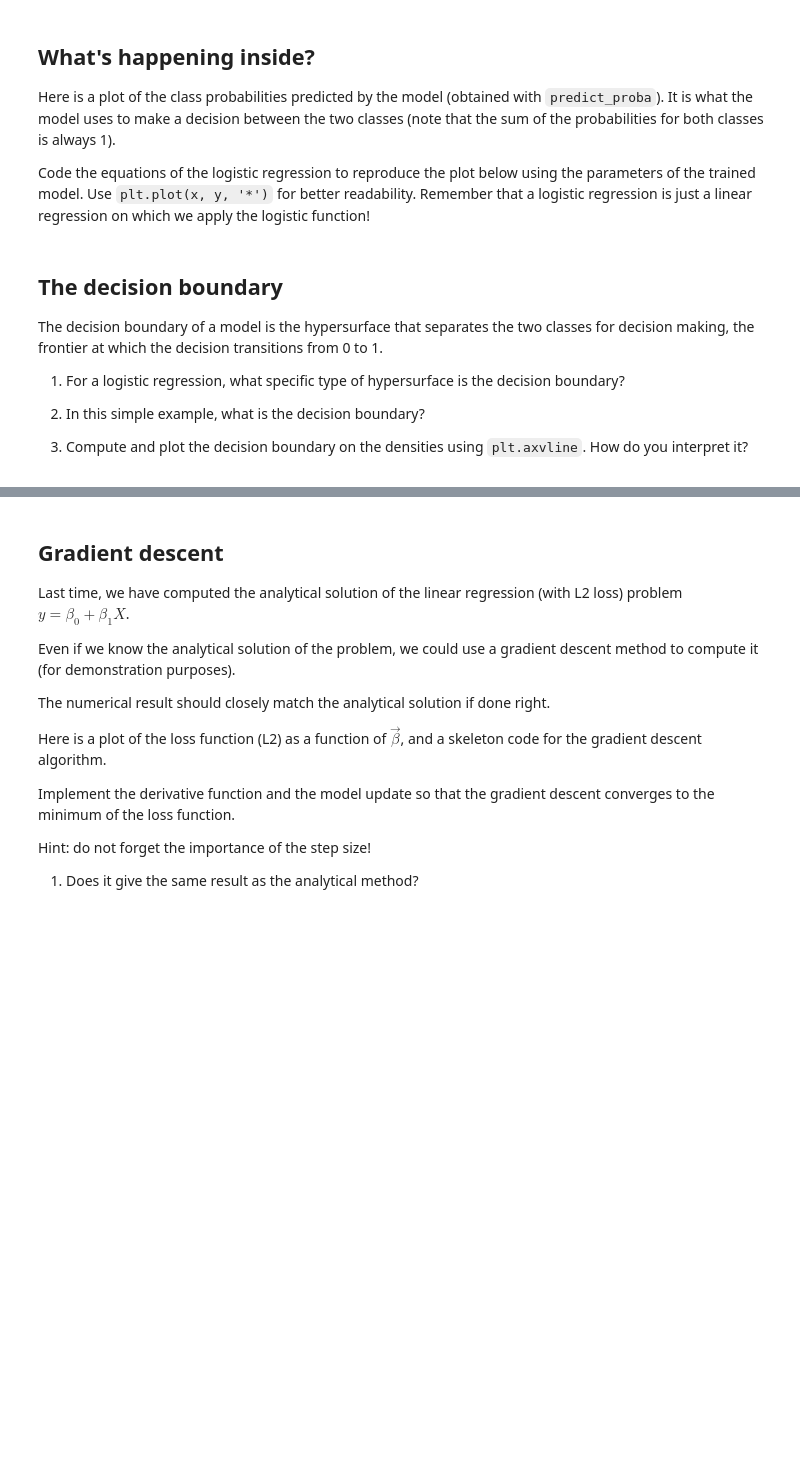
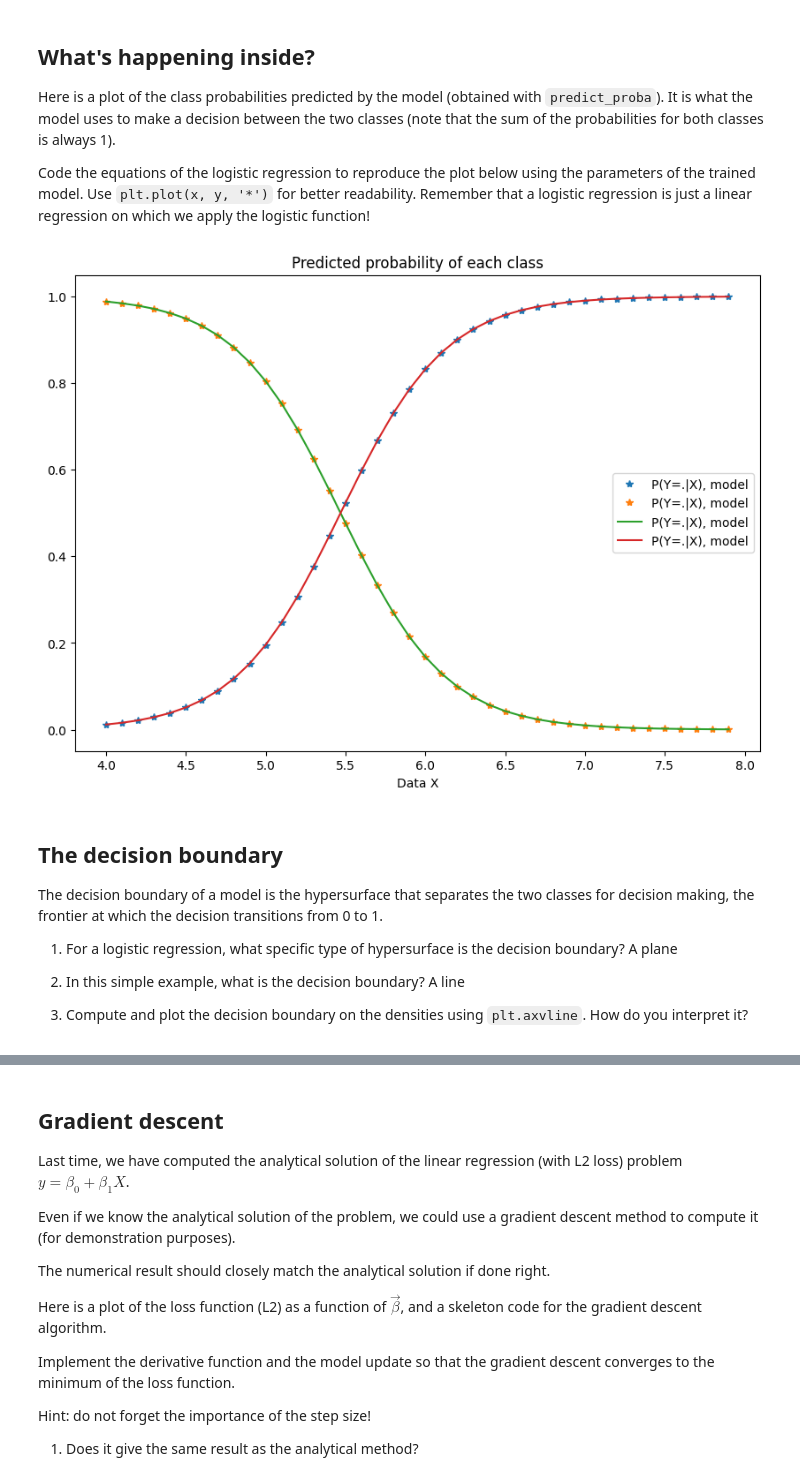
Before and after one commit to mike6942069420/EE311-AI, a Jupyter notebook: lab03/lab.ipynb, the cells around one changed output, grey strips where cells are left out. Saved outputs shown, nothing was run; the diff lists cells and outputs as text; code cells hidden in the pictures; blank space fills up the shorter version.

```diff
--- a/lab03/lab.ipynb
+++ b/lab03/lab.ipynb
@@ -93,29 +111,38 @@ Code the equations of the logistic regression to reproduce the plot below using
 # %%
 X_plot = np.arange(4, 8, 0.1)[..., np.newaxis]
 proba = classifier.predict_proba(X_plot)
 
 plt.figure(figsize=(10,7))
 
 ###################################################
 # Add your code here!
+def sigma(x):
+    return 1/(1+np.exp(-x))
+line1= classifier.coef_*X_plot + classifier.intercept_
+
+plt.plot(X_plot, sigma(line1),'*', label='P(Y=.|X), model')
+plt.plot(X_plot, 1-sigma(line1),'*', label='P(Y=.|X), model')
+
 
 
 
 ###################################################
 
 plt.plot(X_plot, proba, label='P(Y=.|X), model')
 plt.title('Predicted probability of each class')
 plt.xlabel('Data X')
 plt.legend()
 plt.show()
+# %% [output]
+[figure, added]
 # %% [markdown]
 ## The decision boundary
 
 The decision boundary of a model is the hypersurface that separates the two classes for decision making, the frontier at which the decision transitions from 0 to 1.
 
-1. For a logistic regression, what specific type of hypersurface is the decision boundary?
+1. For a logistic regression, what specific type of hypersurface is the decision boundary? A plane
 
-1. In this simple example, what is the decision boundary?
+1. In this simple example, what is the decision boundary? A line
 
 3. Compute and plot the decision boundary on the densities using `plt.axvline`. How do you interpret it?
 # %%
```
Also changed, not shown: parts of 11 cells of this notebook, 2 other files.
